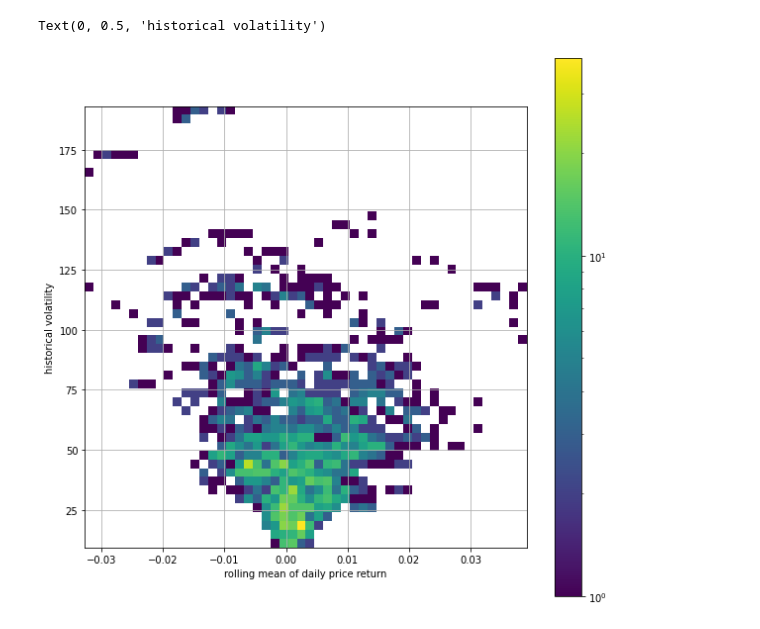
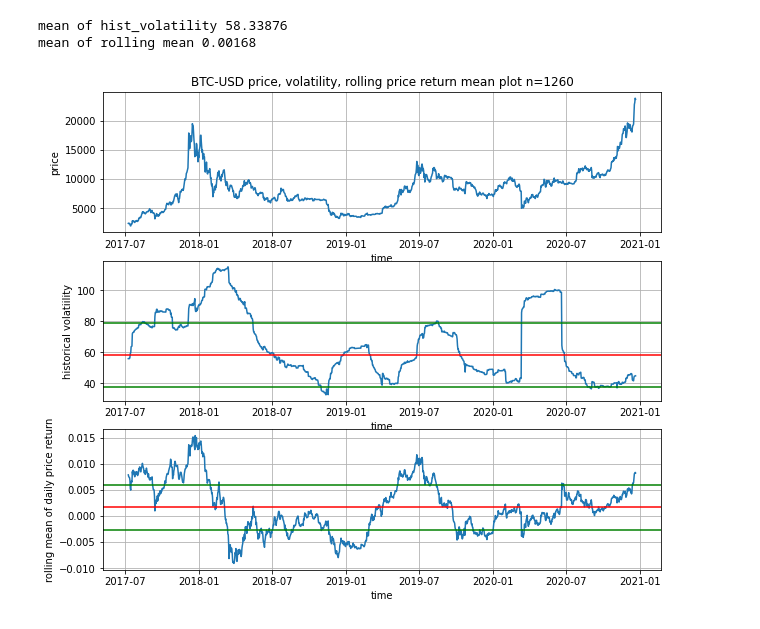
Before and after one commit to pangyuteng/public-misc, a Jupyter notebook: finance/btc/mean-reversion.ipynb, the cells around one changed output. Cells and saved outputs as stored; diff of their text form; code cells hidden in the pictures.

```diff
--- a/finance/btc/mean-reversion.ipynb
+++ b/finance/btc/mean-reversion.ipynb
@@ -8,20 +8,3 @@ import yfinance as yf
 import matplotlib.pyplot as plt
 import seaborn as sns
 %matplotlib inline
-# %%
-symbol = 'BTC-USD'
-tick = yf.Ticker(symbol)
-history = tick.history(period="max")
-# %%
-
-df=pd.DataFrame()
-df['price'] = history.Close
-df['volume'] = history.Volume
-df['pct_chg'] = df.price.pct_change()
-# log return computation
-df['log_ret'] = np.log(df.price) - np.log(df.price.shift(1))
-df['ret_mean'] = df.log_ret.rolling(21).mean()
-# https://en.wikipedia.org/wiki/Volatility_(finance) "annualized vol" but looking back only 21 days
-df['hist_volatility'] = df.log_ret.rolling(21).std()*np.sqrt(252)*100
-df['vol_chg'] = df.hist_volatility.pct_change()
-df = df.dropna()
@@ -77,16 +71,6 @@ Text(0, 0.5, 'rolling mean of daily price return')
-# %%
-# https://stackoverflow.com/questions/2369492/generate-a-heatmap-in-matplotlib-using-a-scatter-data-set
-from matplotlib.colors import LogNorm
-heatmap, xedges, yedges = np.histogram2d(df.ret_mean,df.hist_volatility, bins=50)
-extent = [xedges[0], xedges[-1], yedges[0], yedges[-1]]
-aspect = (xedges[-1]-xedges[0])/(yedges[-1]-yedges[0])
-plt.figure(figsize=(10,10))
-cmap = 'viridis' #viridis hot
-plt.imshow(heatmap.T, extent=extent, origin='lower', aspect=aspect,norm=LogNorm(),cmap=cmap)
-plt.grid(True)
-plt.colorbar()
-plt.xlabel('rolling mean of daily price return')
-plt.ylabel('historical volatility')
-# %% [output]
-Text(0, 0.5, 'historical volatility')
-[figure, removed]
+# %%
+doit('BTC-USD')
+# %% [output]
+mean of hist_volatility 58.33876
+mean of rolling mean 0.00168
+[figure, added]
```
Also changed, not shown: parts of 3 cells of this notebook, 4 other files.
